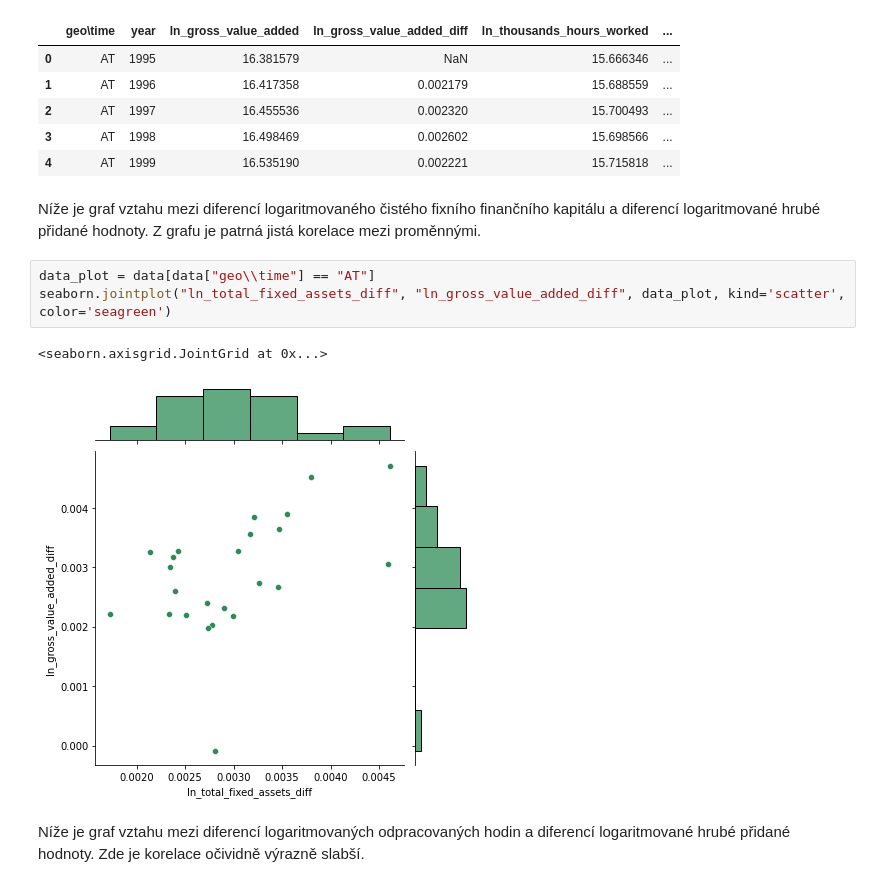
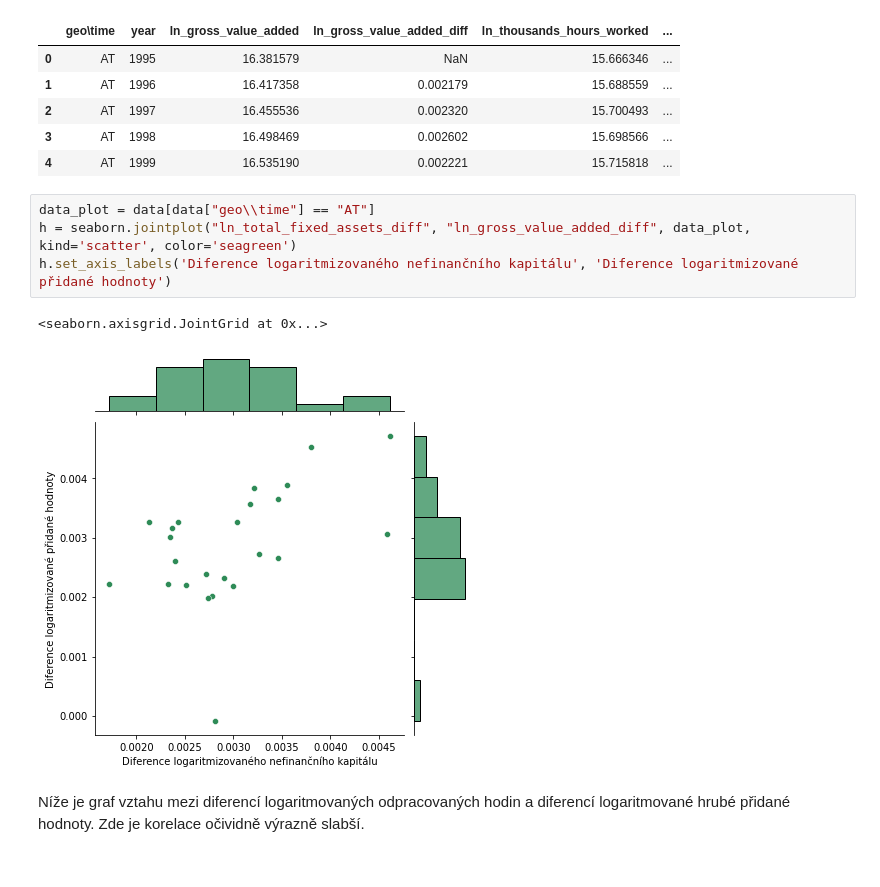
Before and after one commit to pesikj/macroeconomic-analysis, a Jupyter notebook: presentation_02.ipynb, the cells around one changed output. Saved outputs shown, nothing was run; the diff lists cells and outputs as text.

```diff
--- a/presentation_02.ipynb
+++ b/presentation_02.ipynb
@@ -146,16 +147,13 @@ data.head()
 | 2 | AT | 1997 | 16.455536 | 0.002320 | 15.700493 | ... |
 | 3 | AT | 1998 | 16.498469 | 0.002602 | 15.698566 | ... |
 | 4 | AT | 1999 | 16.535190 | 0.002221 | 15.715818 | ... |
-# %% [markdown]
-Níže je graf vztahu mezi diferencí logaritmovaného čistého fixního finančního kapitálu a diferencí logaritmované
-hrubé přidané hodnoty.
-Z grafu je patrná jistá korelace mezi proměnnými.
 # %%
 data_plot = data[data["geo\\time"] == "AT"]
-seaborn.jointplot("ln_total_fixed_assets_diff", "ln_gross_value_added_diff", data_plot, kind='scatter', color='seagreen')
+h = seaborn.jointplot("ln_total_fixed_assets_diff", "ln_gross_value_added_diff", data_plot, kind='scatter', color='seagreen')
+h.set_axis_labels('Diference logaritmizovaného nefinančního kapitálu', 'Diference logaritmizované přidané hodnoty')
 # %% [output]
 <seaborn.axisgrid.JointGrid at 0x...>
-[figure, old version]
+[figure, new version]
 # %% [markdown]
 Níže je graf vztahu mezi diferencí logaritmovaných odpracovaných hodin a diferencí logaritmované
 hrubé přidané hodnoty.
```
Also changed, not shown: parts of 26 cells of this notebook, 1 other file.
